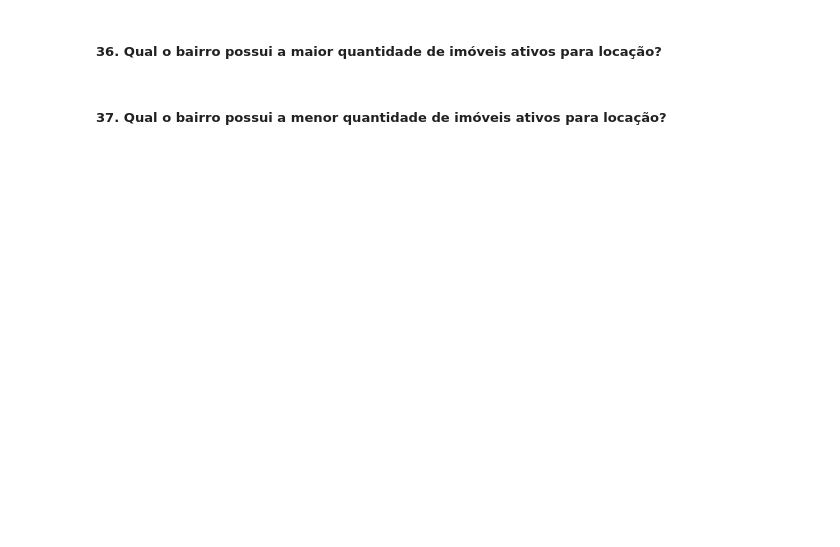
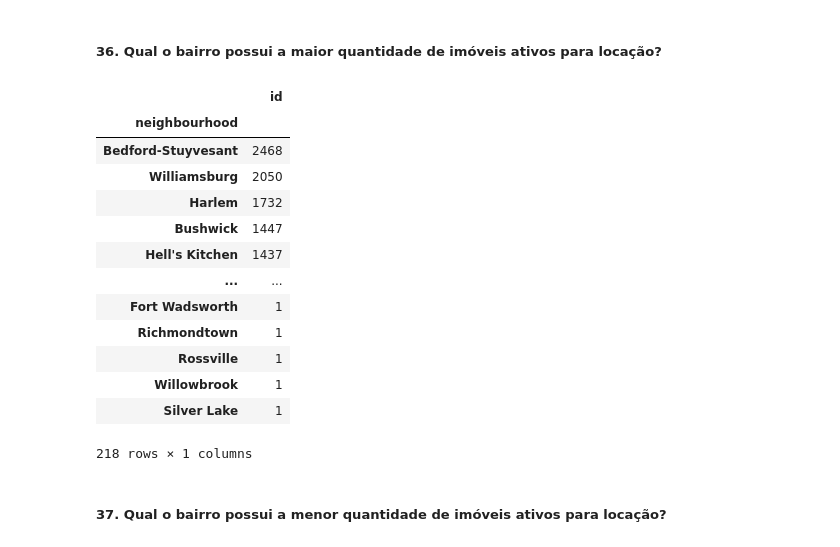
Before and after one commit to GustavoBarros11/analise-final-pzds, a Jupyter notebook: projeto_final_certificacao_aluno.ipynb, the cells around one changed output. Cells and saved outputs as stored; diff of their text form; code cells hidden in the pictures; blank space fills up the shorter version.

```diff
--- a/projeto_final_certificacao_aluno.ipynb
+++ b/projeto_final_certificacao_aluno.ipynb
@@ -555,4 +654,22 @@ plt.show()
 # %% [markdown]
 ##### 36. Qual o bairro possui a maior quantidade de imóveis ativos para locação?
+# %%
+data.loc[data['availability_365'] > 0].groupby('neighbourhood').agg({'id': 'count'})\
+    .sort_values(by='id', ascending=False)
+# %% [output]
+|  | id |
+| neighbourhood |  |
+| Bedford-Stuyvesant | 2468 |
+| Williamsburg | 2050 |
+| Harlem | 1732 |
+| Bushwick | 1447 |
+| Hell's Kitchen | 1437 |
+| ... | ... |
+| Fort Wadsworth | 1 |
+| Richmondtown | 1 |
+| Rossville | 1 |
+| Willowbrook | 1 |
+| Silver Lake | 1 |
+218 rows × 1 columns
 # %% [markdown]
 ##### 37. Qual o bairro possui a menor quantidade de imóveis ativos para locação?
```
Also changed, not shown: parts of 39 cells of this notebook.
